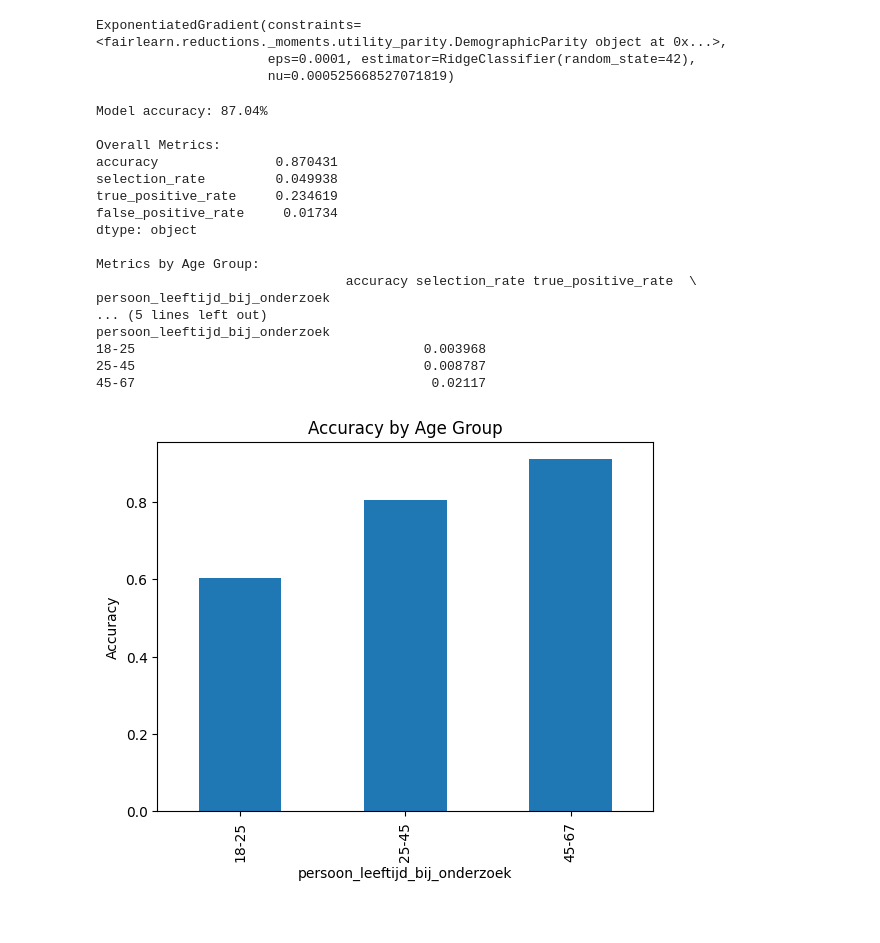
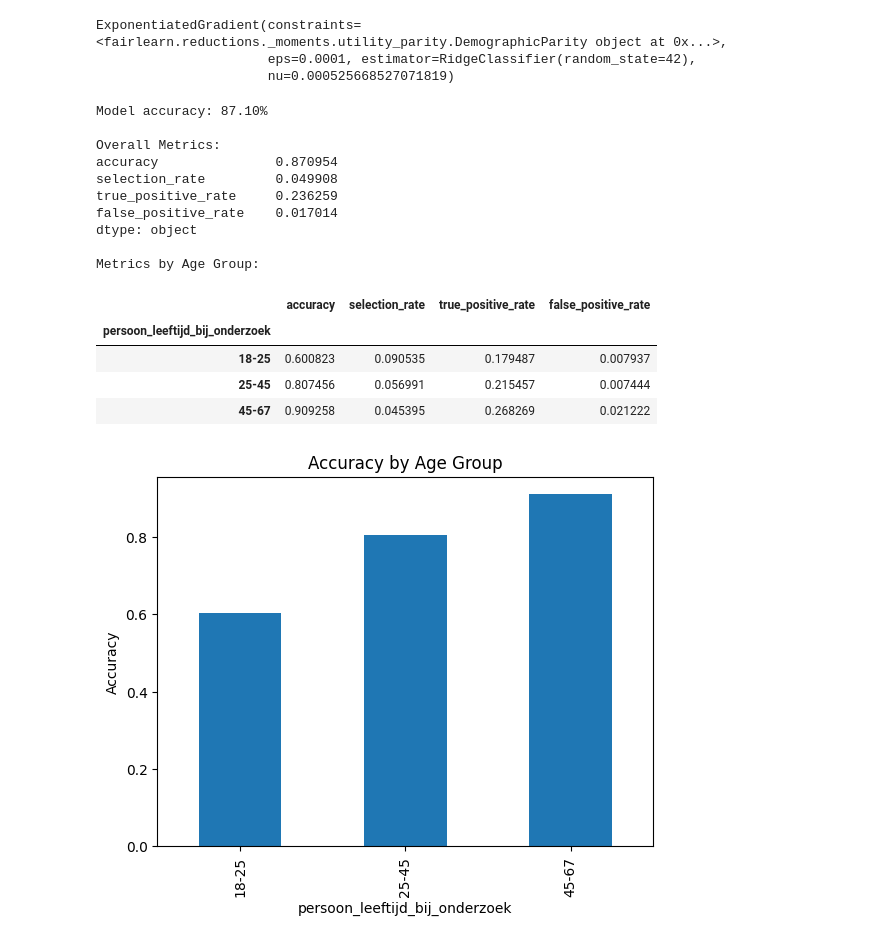
Before and after one commit to nouwerkerk/AI-Testing-33, a Jupyter notebook: preprocessing/fair_model.ipynb, the cells around one changed output. Cells and saved outputs as stored; diff of their text form; code cells hidden in the pictures.

```diff
--- a/preprocessing/fair_model.ipynb
+++ b/preprocessing/fair_model.ipynb
@@ -170,46 +170,44 @@ ExponentiatedGradient(constraints=<fairlearn.reductions._moments.utility_parity.
 # Predict on the test set
 y_pred = exp_grad.predict(X_test_scaled)
 
 # Evaluate accuracy
 accuracy = accuracy_score(y_test['checked'], y_pred)
 print(f"Model accuracy: {accuracy:.2%}")
 
 # Evaluate fairness metrics using MetricFrame
 metric_frame = MetricFrame(
     metrics={
         'accuracy': accuracy_score,
         'selection_rate': selection_rate,
         'true_positive_rate': true_positive_rate,
         'false_positive_rate': false_positive_rate
     },
     y_true=y_test['checked'],
     y_pred=y_pred,
     sensitive_features=sensitive_features_test
 )
 
 print("\nOverall Metrics:")
 print(metric_frame.overall)
 
 print("\nMetrics by Age Group:")
-print(metric_frame.by_group)
+metric_frame.by_group
 # %% [output]
-Model accuracy: 87.04%
+Model accuracy: 87.10%
 
 Overall Metrics:
-accuracy               0.870431
-selection_rate         0.049938
-true_positive_rate     0.234619
-false_positive_rate     0.01734
+accuracy               0.870954
+selection_rate         0.049908
+true_positive_rate     0.236259
+false_positive_rate    0.017014
 dtype: object
 
 Metrics by Age Group:
-                                accuracy selection_rate true_positive_rate  \
-persoon_leeftijd_bij_onderzoek
-... (5 lines left out)
-persoon_leeftijd_bij_onderzoek
-18-25                                     0.003968
-25-45                                     0.008787
-45-67                                      0.02117
+|  | accuracy | selection_rate | true_positive_rate | false_positive_rate |
+| persoon_leeftijd_bij_onderzoek |  |  |  |  |
+| 18-25 | 0.600823 | 0.090535 | 0.179487 | 0.007937 |
+| 25-45 | 0.807456 | 0.056991 | 0.215457 | 0.007444 |
+| 45-67 | 0.909258 | 0.045395 | 0.268269 | 0.021222 |
 # %%
 # Optional: Plot fairness metrics
 metric_frame.by_group['accuracy'].plot(kind='bar', title='Accuracy by Age Group')
```
